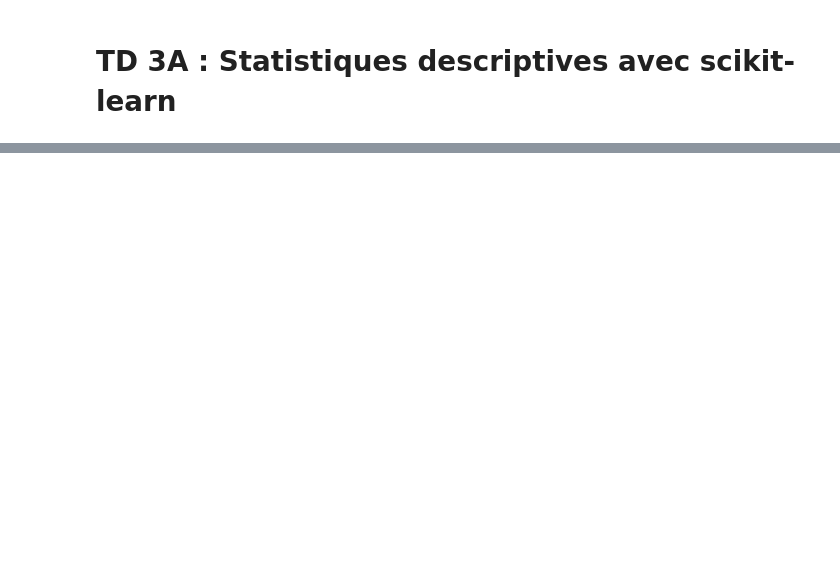
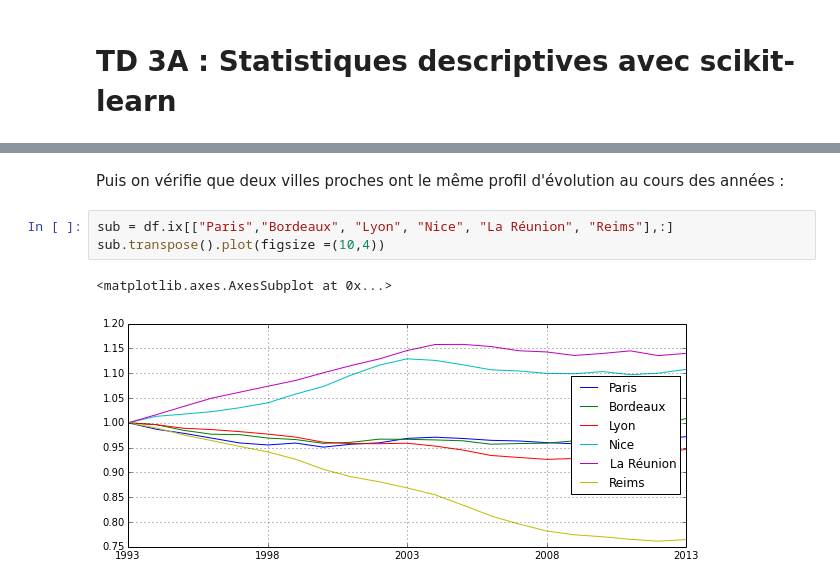
Before and after one commit to sdpython/ensae_teaching_cs, a Jupyter notebook: _doc/notebooks/td2a/td2a_cenonce_session_3A.ipynb, the cells around one changed output, grey strips where cells are left out. Cells and saved outputs as stored; diff of their text form; blank space fills up the shorter version.

```diff
--- a/_doc/notebooks/td2a/td2a_cenonce_session_3A.ipynb
+++ b/_doc/notebooks/td2a/td2a_cenonce_session_3A.ipynb
@@ -22,0 +94,8 @@ Le point commun de ces méthodes est qu'elles ne sont pas supervisées. L'object
+# %% [markdown]
+Puis on vérifie que deux villes proches ont le même profil d'évolution au cours des années :
+# %%
+sub = df.ix[["Paris","Bordeaux", "Lyon", "Nice", "La Réunion", "Reims"],:]
+sub.transpose().plot(figsize =(10,4))
+# %% [output]
+<matplotlib.axes.AxesSubplot at 0x...>
+[figure, added]
```
Also changed, not shown: parts of 12 cells of this notebook, 14 other files.
